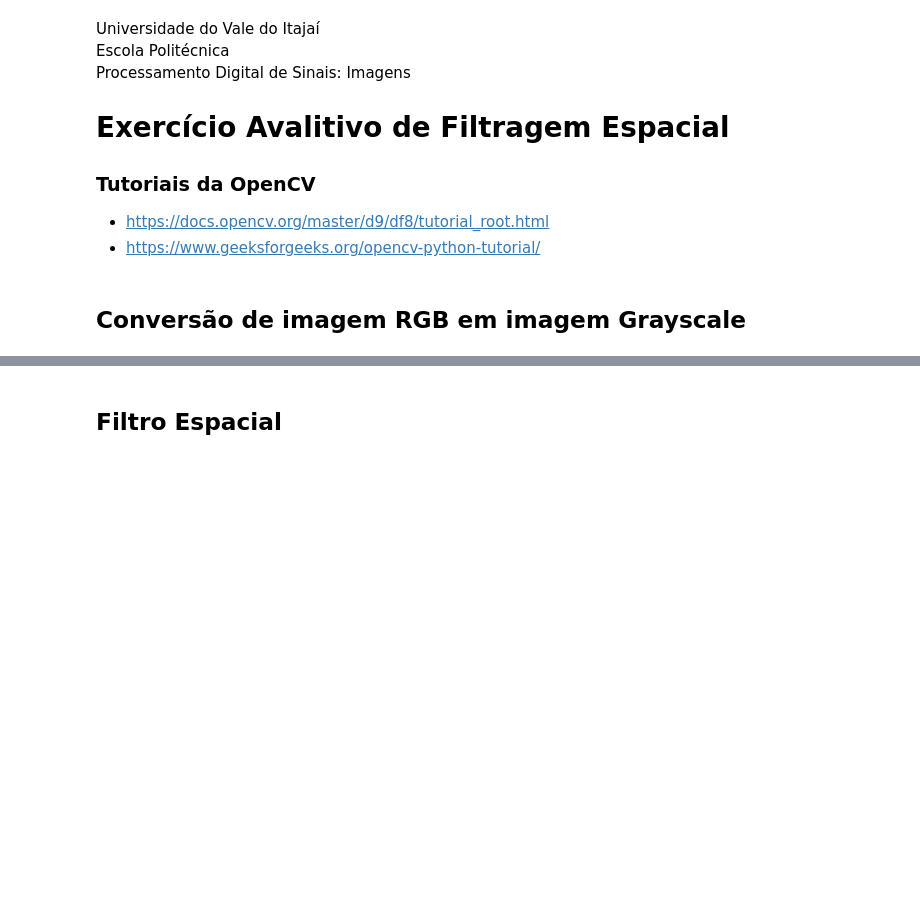
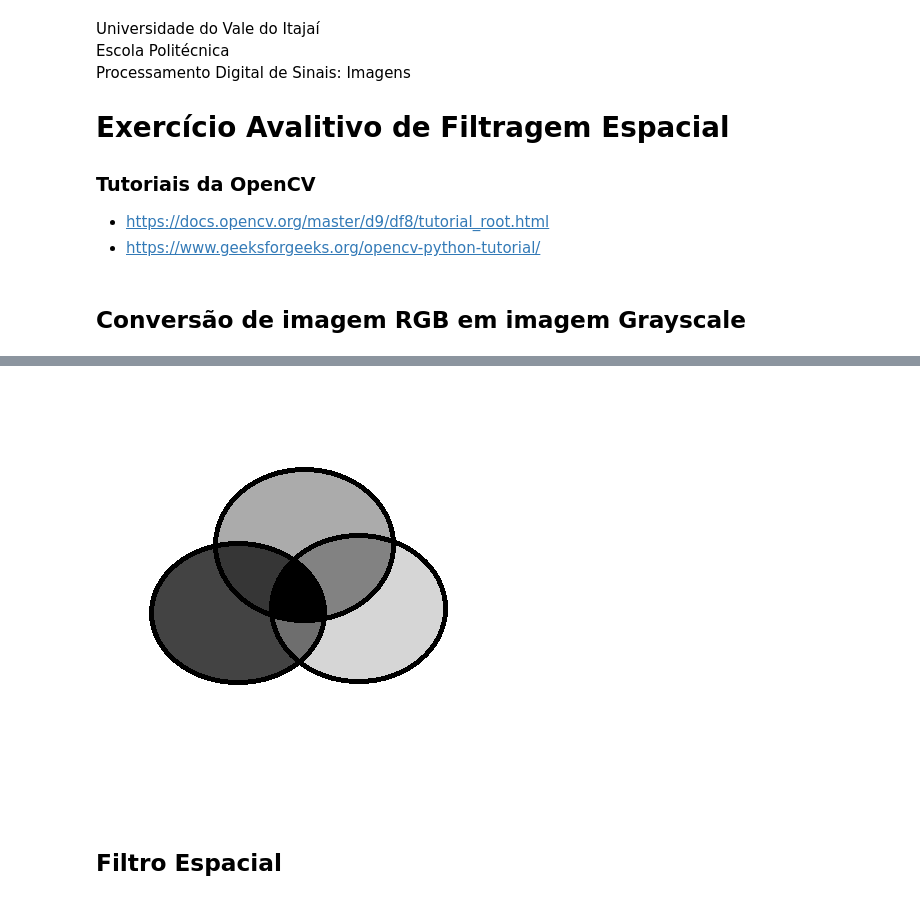
Before and after one commit to Nicolas-1802/ColabProjects, a Jupyter notebook: PDI/Pratica_Filtragem_Espacial.ipynb, the cells around one changed output, grey strips where cells are left out. Drawn from its saved outputs; the diff is of its cells as text; code cells hidden in the pictures; blank space fills up the shorter version.

```diff
--- a/PDI/Pratica_Filtragem_Espacial.ipynb
+++ b/PDI/Pratica_Filtragem_Espacial.ipynb
@@ -51,16 +48,18 @@ ValueError: not enough values to unpack (expected 3, got 0)
 # %%
 #aplicando conversão ponderada
-#img_grayscale_basic = 0.299*img[ : , : ,0] + 0.587*img[ : , : ,1] + 0.114*img[ : , : ,2]
+img_grayscale_basic = 0.299*img[ : , : ,0] + 0.587*img[ : , : ,1] + 0.114*img[ : , : ,2]
 
 #cv2
 B, G, R = cv2.split(img)
 img_grayscale_pondered = 0.299*B+0.587*G+0.114*R
 
 img_grayscale_pondered = np.array(img_grayscale_pondered, dtype=np.uint8)
 
-cv2.imshow('img_grayscale_basic', img_grayscale_pondered)
+cv2_imshow(img_grayscale_pondered)
 cv2.waitKey(0)
 cv2.destroyAllWindows()
+# %% [output]
+[figure, added]
 # %% [markdown]
 ## Filtro Espacial
 # %%
```
Also changed, not shown: parts of 11 cells of this notebook.
